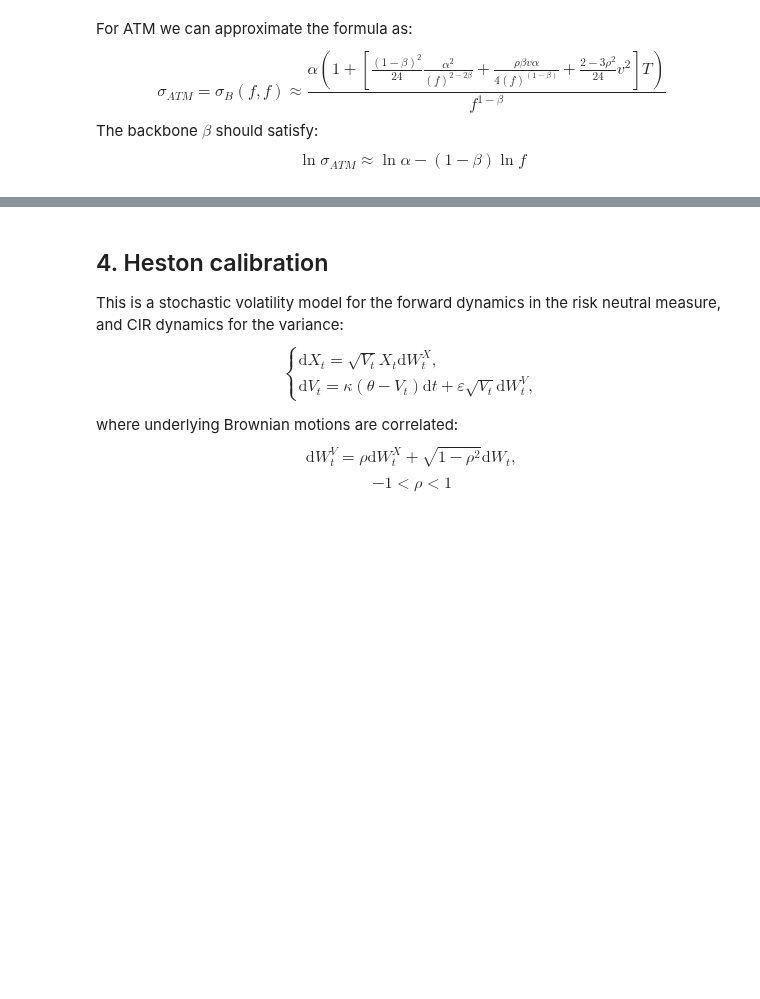
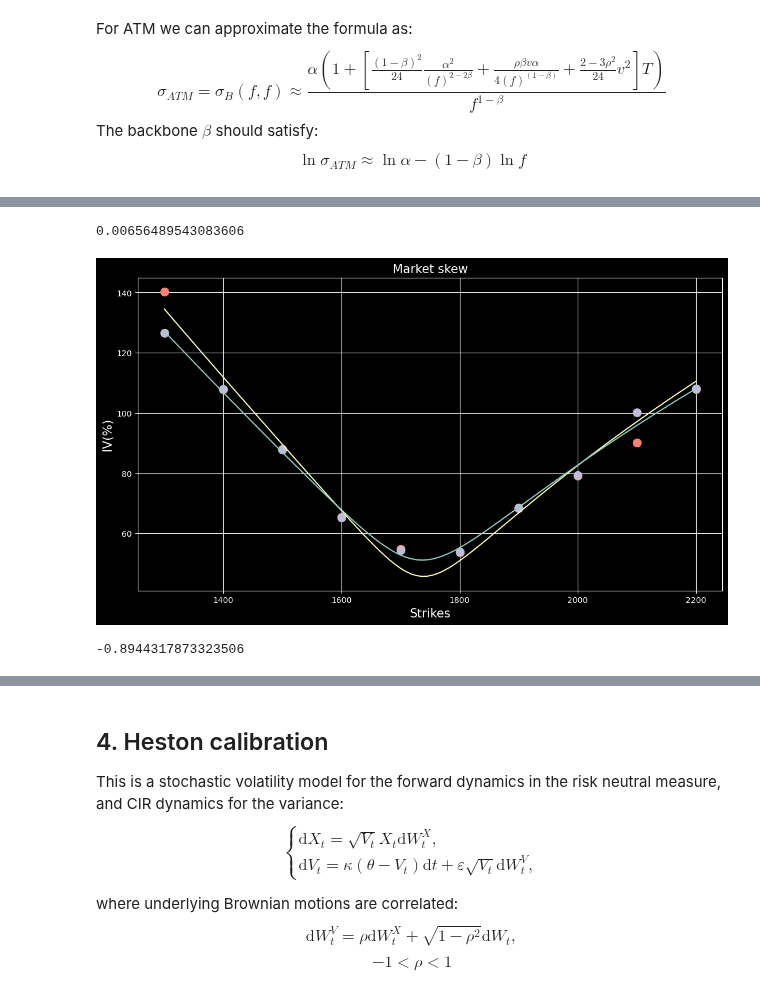
Before and after one commit to grinisrit/noa, a Jupyter notebook: docs/quant/vol_calibration.ipynb, the cells around one changed output, grey strips where cells are left out. Saved outputs shown, nothing was run; the diff lists cells and outputs as text; code cells hidden in the pictures; blank space fills up the shorter version.

```diff
--- a/docs/quant/vol_calibration.ipynb
+++ b/docs/quant/vol_calibration.ipynb
@@ -408,0 +791,49 @@ $$ \mathcal{S} =\frac{ \partial C}{\partial  v} = \frac{\partial C}{\partial \si
+# %%
+new_implied_vols = np.concatenate((
+    get_implied_vols(
+        new_forward,
+        T,
+        put_strikes,
+        new_puts,
+        is_call=False
+    ),
+    get_implied_vols(
+        new_forward,
+        T,
+        call_strikes,
+        new_calls,
+        is_call=True
+    )
+))
+# %%
+new_calibrated_params, error = calibrate_sabr(
+    new_forward,
+    T,
+    strikes,
+    new_implied_vols,
+    beta,
+    calibrated_params)
+error
+# %% [output]
+0.00656489543083606
+# %%
+new_test_iv, _ =  vol_sabr(
+    new_forward,
+    T,
+    test_strikes,
+    beta,
+    new_calibrated_params,
+    compute_risk=False)
+# %%
+plt.figure(figsize=(13, 7))
+plt.plot(strikes, 100*implied_vols, '.C3', markersize=20)
+plt.plot(strikes, 100*new_implied_vols, '.C2', markersize=20)
+plt.plot(test_strikes, 100*test_iv, 'C1')
+plt.plot(test_strikes, 100*new_test_iv, 'C0')
+plt.title('Market skew', fontsize=15)
+plt.xlabel('Strikes', color='white', fontsize=15)
+plt.ylabel('IV(%)', color='white', fontsize=15)
+plt.grid()
+plt.show()
+# %% [output]
+[figure, added]
@@ -408,0 +888,8 @@ $$ \mathcal{S} =\frac{ \partial C}{\partial  v} = \frac{\partial C}{\partial \si
+# %%
+ # strangle
+unexplained_forward_pnl(
+    strikes=np.array([1650., 1850.]), maturity=T, is_call=np.array([False, True]),
+    forward=forward, calibrated_params=calibrated_params,
+    new_forward=new_forward, new_calibrated_params=new_calibrated_params)
+# %% [output]
+-0.8944317873323506
```
Also changed, not shown: parts of 38 cells of this notebook, 2 other files.
